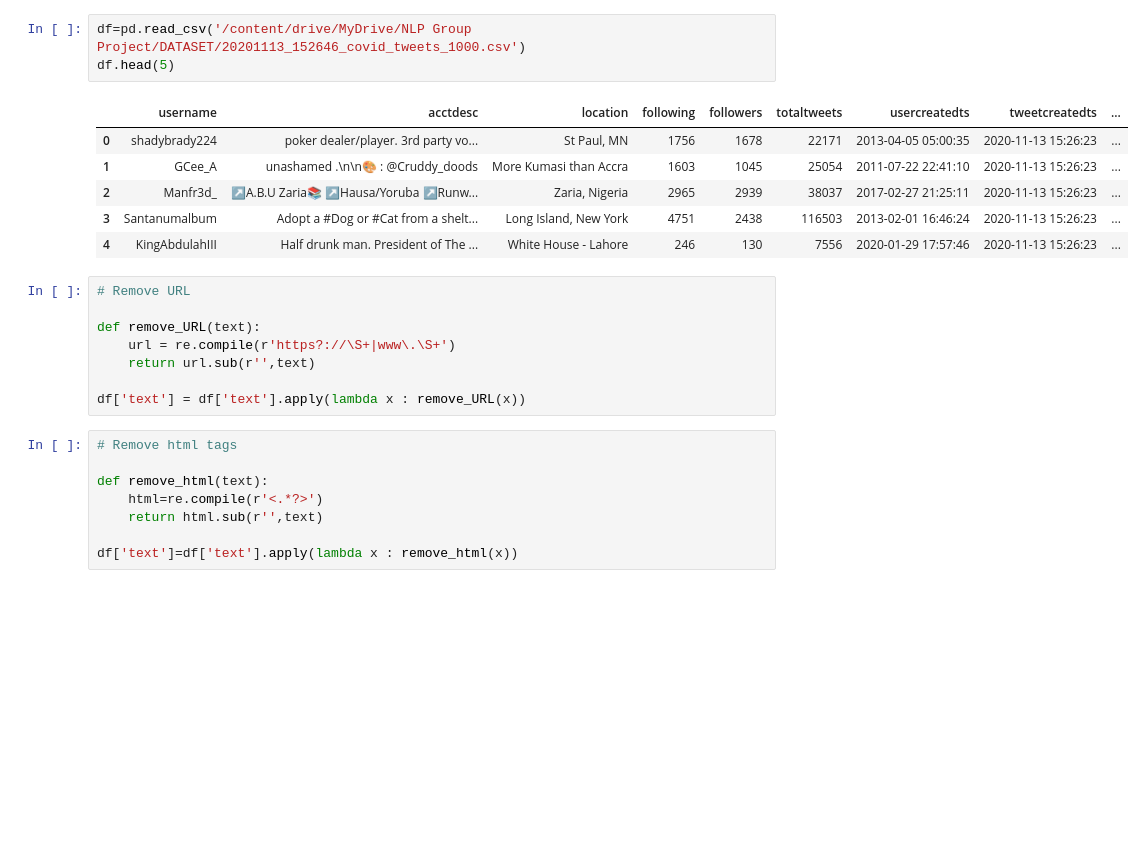
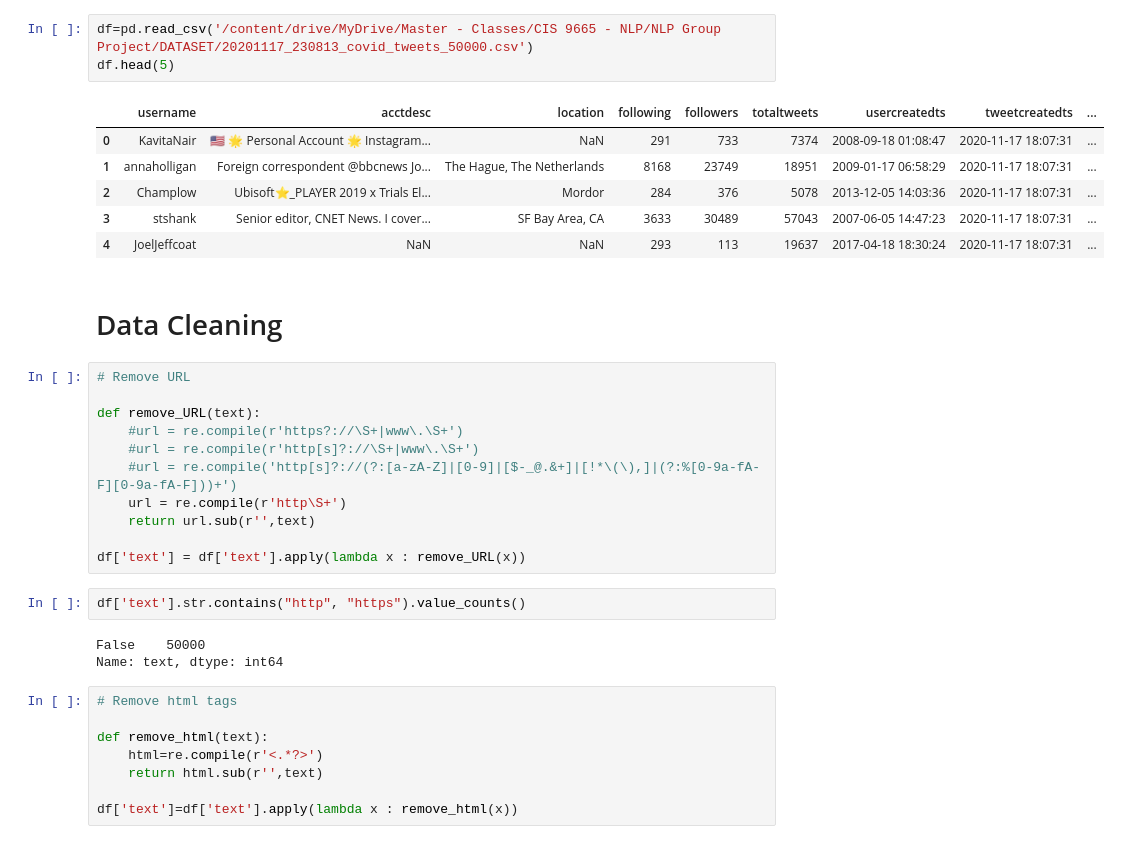
Before and after one commit to taejunoh/twitter-nlp-machinelearning, a Jupyter notebook: LDA.ipynb, the cells around one changed output. Saved outputs shown, nothing was run; the diff lists cells and outputs as text; blank space fills up the shorter version.

```diff
--- a/LDA.ipynb
+++ b/LDA.ipynb
@@ -50,21 +57,31 @@ Drive already mounted at /content/drive; to attempt to forcibly remount, call dr
 # %%
-df=pd.read_csv('/content/drive/MyDrive/NLP Group Project/DATASET/20201113_152646_covid_tweets_1000.csv')
+df=pd.read_csv('/content/drive/MyDrive/Master - Classes/CIS 9665 - NLP/NLP Group Project/DATASET/20201117_230813_covid_tweets_50000.csv')
 df.head(5)
 # %% [output]
 |  | username | acctdesc | location | following | followers | totaltweets | usercreatedts | tweetcreatedts | ... |
-| 0 | shadybrady224 | poker dealer/player. 3rd party vo... | St Paul, MN | 1756 | 1678 | 22171 | 2013-04-05 05:00:35 | 2020-11-13 15:26:23 | ... |
-| 1 | GCee_A | unashamed .\n\n🎨 : @Cruddy_doods | More Kumasi than Accra | 1603 | 1045 | 25054 | 2011-07-22 22:41:10 | 2020-11-13 15:26:23 | ... |
-| 2 | Manfr3d_ | ↗A.B.U Zaria📚 ↗Hausa/Yoruba ↗Runw... | Zaria, Nigeria | 2965 | 2939 | 38037 | 2017-02-27 21:25:11 | 2020-11-13 15:26:23 | ... |
-| 3 | Santanumalbum | Adopt a #Dog or #Cat from a shelt... | Long Island, New York | 4751 | 2438 | 116503 | 2013-02-01 16:46:24 | 2020-11-13 15:26:23 | ... |
-| 4 | KingAbdulahIII | Half drunk man. President of The ... | White House - Lahore | 246 | 130 | 7556 | 2020-01-29 17:57:46 | 2020-11-13 15:26:23 | ... |
+| 0 | KavitaNair | 🇺🇸 🌟 Personal Account 🌟 Instagram... | NaN | 291 | 733 | 7374 | 2008-09-18 01:08:47 | 2020-11-17 18:07:31 | ... |
+| 1 | annaholligan | Foreign correspondent @bbcnews Jo... | The Hague, The Netherlands | 8168 | 23749 | 18951 | 2009-01-17 06:58:29 | 2020-11-17 18:07:31 | ... |
+| 2 | Champlow | Ubisoft⭐️_PLAYER 2019 x Trials El... | Mordor | 284 | 376 | 5078 | 2013-12-05 14:03:36 | 2020-11-17 18:07:31 | ... |
+| 3 | stshank | Senior editor, CNET News. I cover... | SF Bay Area, CA | 3633 | 30489 | 57043 | 2007-06-05 14:47:23 | 2020-11-17 18:07:31 | ... |
+| 4 | JoelJeffcoat | NaN | NaN | 293 | 113 | 19637 | 2017-04-18 18:30:24 | 2020-11-17 18:07:31 | ... |
+# %% [markdown]
+# Data Cleaning
 # %%
 # Remove URL
 
 def remove_URL(text):
-    url = re.compile(r'https?://\S+|www\.\S+')
+    #url = re.compile(r'https?://\S+|www\.\S+')
+    #url = re.compile(r'http[s]?://\S+|www\.\S+')
+    #url = re.compile('http[s]?://(?:[a-zA-Z]|[0-9]|[$-_@.&+]|[!*\(\),]|(?:%[0-9a-fA-F][0-9a-fA-F]))+')
+    url = re.compile(r'http\S+')
     return url.sub(r'',text)
 
 df['text'] = df['text'].apply(lambda x : remove_URL(x))
+# %%
+df['text'].str.contains("http", "https").value_counts()
+# %% [output]
+False    50000
+Name: text, dtype: int64
 # %%
 # Remove html tags
 
```
Also changed, not shown: parts of 38 cells of this notebook.
